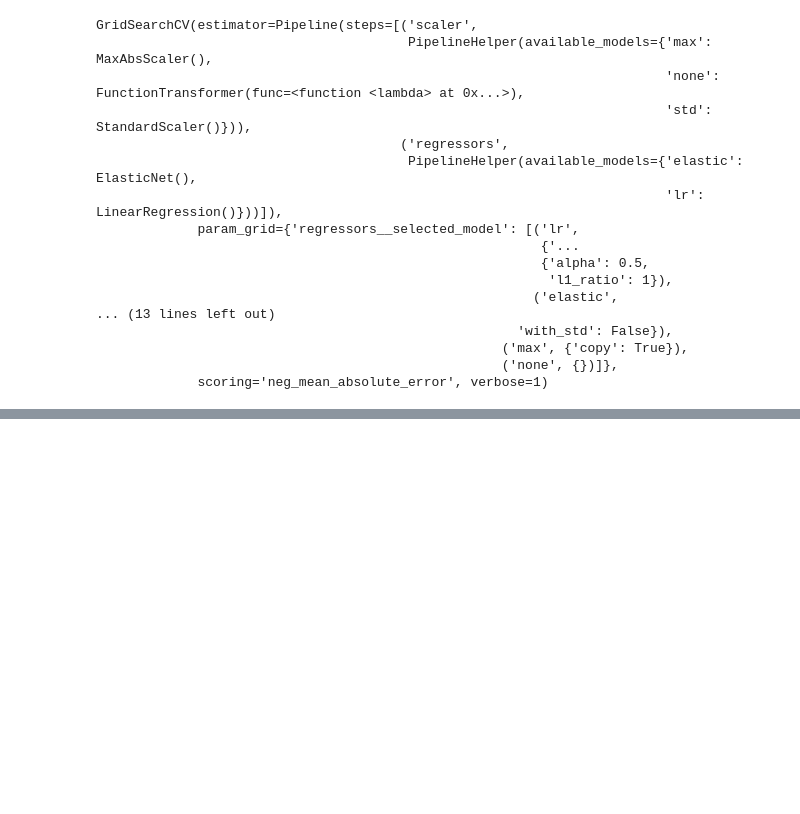
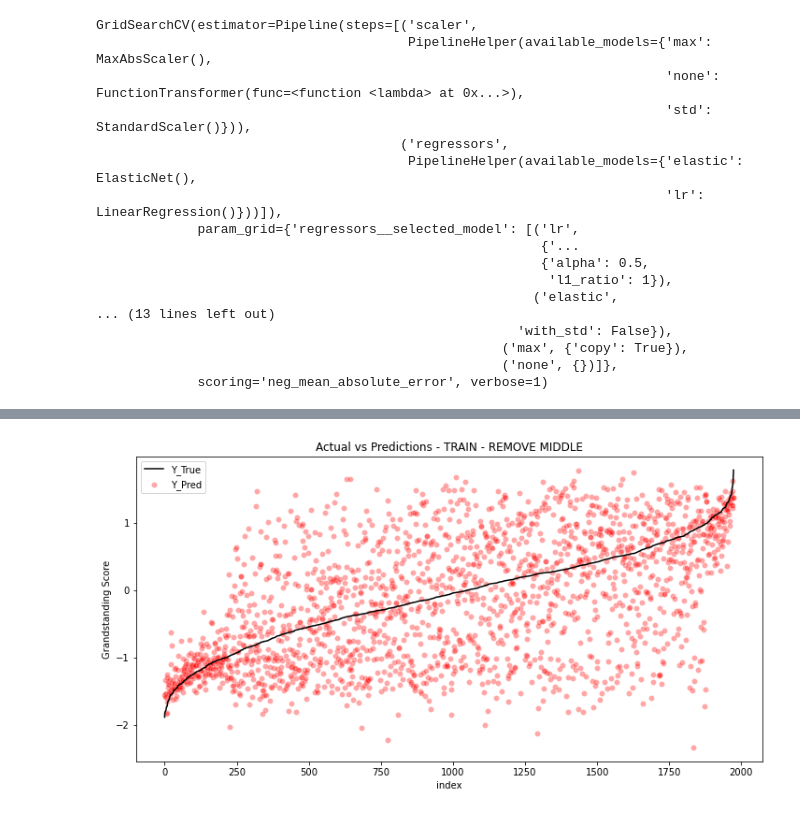
Before and after one commit to kathleenyoung1/capstone, a Jupyter notebook: yagnesh/linear_models.ipynb, the cells around one changed output, grey strips where cells are left out. Drawn from its saved outputs; the diff is of its cells as text; code cells hidden in the pictures; blank space fills up the shorter version.

```diff
--- a/yagnesh/linear_models.ipynb
+++ b/yagnesh/linear_models.ipynb
@@ -205,0 +181,12 @@ print(classification_report(y_true, y_pred))
+# %%
+params = {
+    "num_leaves": 16,
+    "max_depth": 8,
+    "reg_lambda": .01,
+    "objective": "regression"
+}
+
+y_train[(y_train > 1) | (y_train < -1)]
+
+train_sub_data = lgb.Dataset(X_train[(y_train > 1) | (y_train < -1)], y_train[(y_train > 1) | (y_train < -1)])
+lgb_bst = lgb.train(params, train_sub_data, )
@@ -205,0 +211,15 @@ print(classification_report(y_true, y_pred))
+# %%
+preds = lgb_bst.predict(X_train)
+pred_df = pd.DataFrame(data={"y_true":y_train, "y_pred": preds})
+
+pred_df = pred_df.sort_values('y_true').reset_index(drop = True)
+pred_df = pred_df.reset_index(drop = False)
+
+figure, ax = plt.subplots(ncols = 1, figsize = (12,6))
+g = sns.lineplot(x = 'index', y = 'y_true', data = pred_df, alpha = 1, label = 'Y_True', color = 'k')
+g = sns.scatterplot(x = 'index', y = 'y_pred', data = pred_df, alpha = .35, label = 'Y_Pred', color = 'red')
+plt.title('Actual vs Predictions - TRAIN - REMOVE MIDDLE')
+plt.ylabel('Grandstanding Score')
+plt.show()
+# %% [output]
+[figure, added]
```
Also changed, not shown: parts of 20 cells of this notebook, 9 other files.
